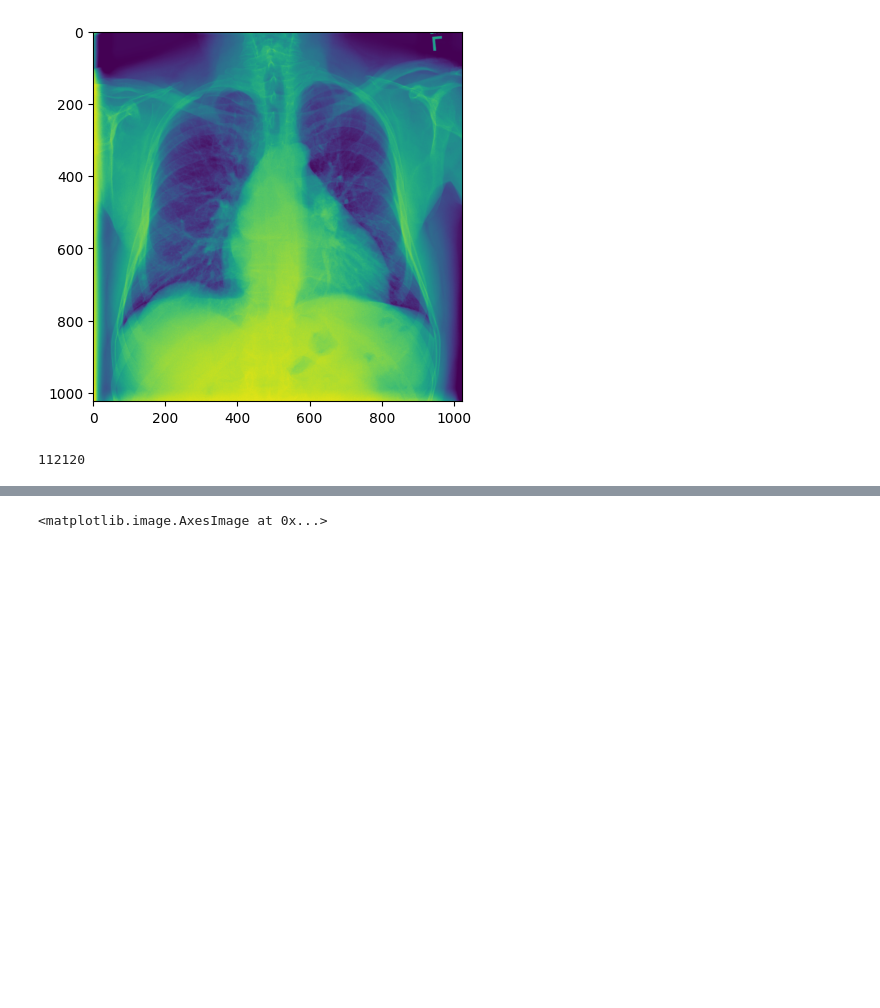
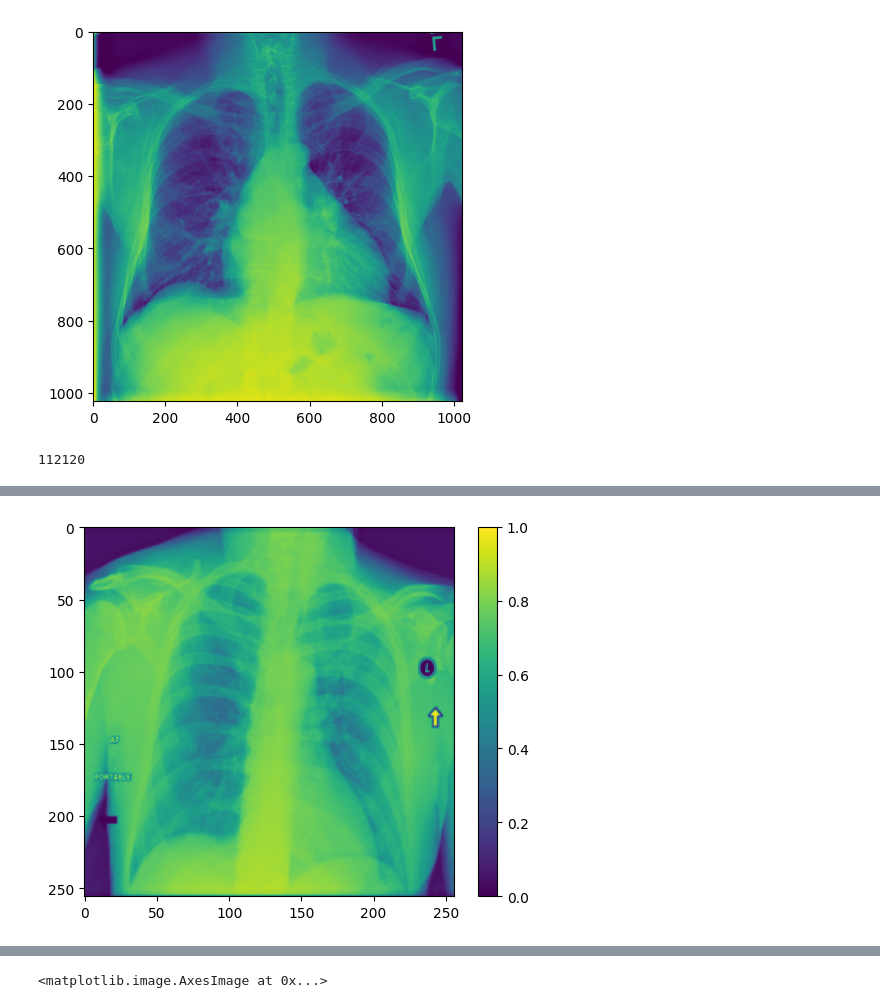
Before and after one commit to gw103/MedImgNet, a Jupyter notebook: MedImgNet.ipynb, the cells around one changed output, grey strips where cells are left out. Cells and saved outputs as stored; diff of their text form; code cells hidden in the pictures; blank space fills up the shorter version.

```diff
--- a/MedImgNet.ipynb
+++ b/MedImgNet.ipynb
@@ -48,0 +81,13 @@ len(dataset)
+# %%
+# Extract the first channel (index 0)
+first_channel = img[0, :, :]
+scond_channel = img[1, :, :]
+third_channel = img[2, :, :]
+fouth_channel = img[3, :, :]
+# Display the first channel
+
+plt.imshow(third_channel)  # Grayscale image
+plt.colorbar()  # Show the color scale
+plt.show()
+# %% [output]
+[figure, added]
```
Also changed, not shown: parts of 8 cells of this notebook, 3 other files.
